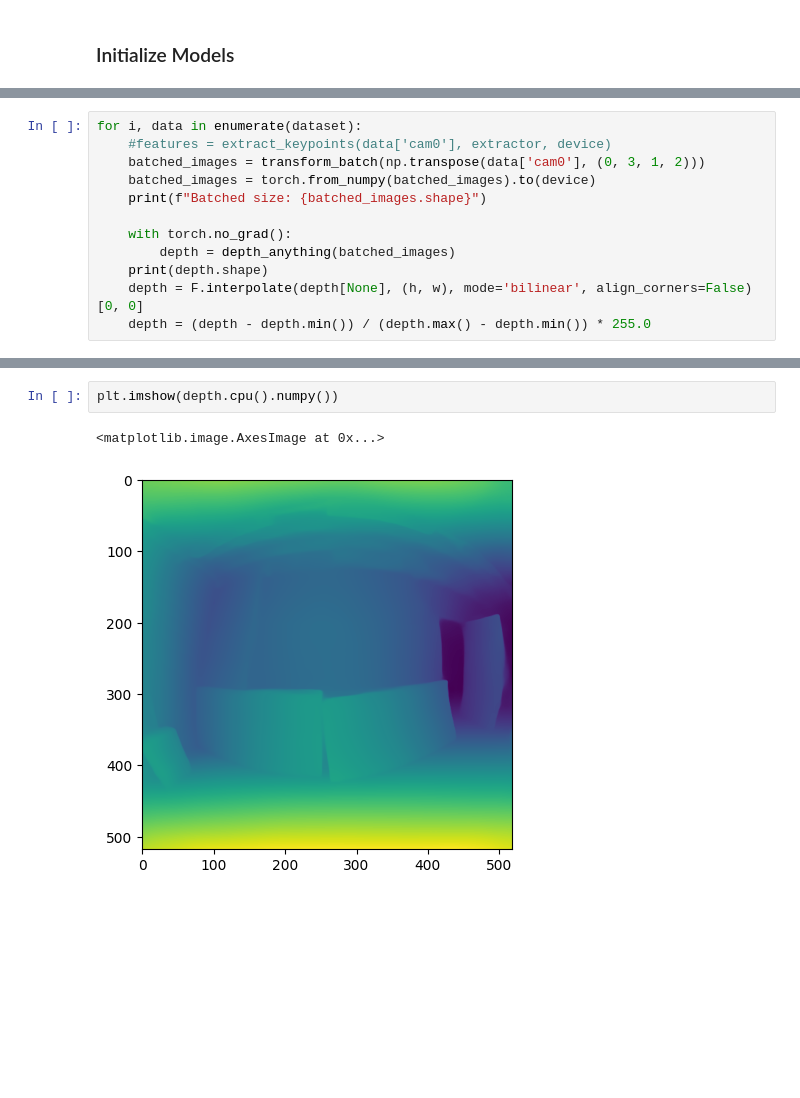
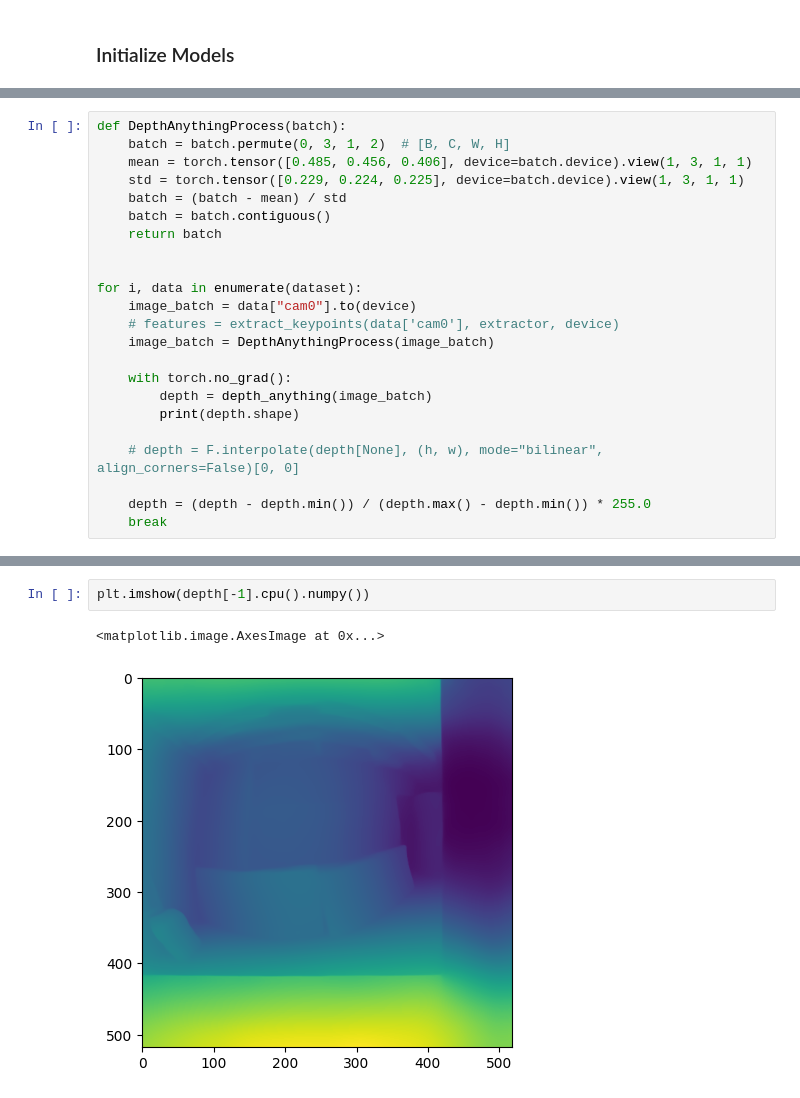
Before and after one commit to helsinki-sda-group/MATINEDepthSemanticSLAM, a Jupyter notebook: SLAM_demo.ipynb, the cells around one changed output, grey strips where cells are left out. Drawn from its saved outputs; the diff is of its cells as text; blank space fills up the shorter version.

```diff
--- a/SLAM_demo.ipynb
+++ b/SLAM_demo.ipynb
@@ -71,13 +184,24 @@ transform_batch = ApplyTransformsToBatch(transform)
 # %%
+def DepthAnythingProcess(batch):
+    batch = batch.permute(0, 3, 1, 2)  # [B, C, W, H]
+    mean = torch.tensor([0.485, 0.456, 0.406], device=batch.device).view(1, 3, 1, 1)
+    std = torch.tensor([0.229, 0.224, 0.225], device=batch.device).view(1, 3, 1, 1)
+    batch = (batch - mean) / std
+    batch = batch.contiguous()
+    return batch
+
+
 for i, data in enumerate(dataset):
-    #features = extract_keypoints(data['cam0'], extractor, device)
-    batched_images = transform_batch(np.transpose(data['cam0'], (0, 3, 1, 2)))
-    batched_images = torch.from_numpy(batched_images).to(device)
-    print(f"Batched size: {batched_images.shape}")
+    image_batch = data["cam0"].to(device)
+    # features = extract_keypoints(data['cam0'], extractor, device)
+    image_batch = DepthAnythingProcess(image_batch)
 
     with torch.no_grad():
-        depth = depth_anything(batched_images)
-    print(depth.shape)
-    depth = F.interpolate(depth[None], (h, w), mode='bilinear', align_corners=False)[0, 0]
+        depth = depth_anything(image_batch)
+        print(depth.shape)
+
+    # depth = F.interpolate(depth[None], (h, w), mode="bilinear", align_corners=False)[0, 0]
+
     depth = (depth - depth.min()) / (depth.max() - depth.min()) * 255.0
+    break
 # %% [output]
@@ -85,5 +225,5 @@ error: OpenCV(4.9.0) /io/opencv/modules/core/src/alloc.cpp:73: error: (-4:Insuff
 # %%
-plt.imshow(depth.cpu().numpy())
+plt.imshow(depth[-1].cpu().numpy())
 # %% [output]
 <matplotlib.image.AxesImage at 0x...>
-[figure, old version]
+[figure, new version]
```
Also changed, not shown: parts of 9 cells of this notebook, 15 other files.
